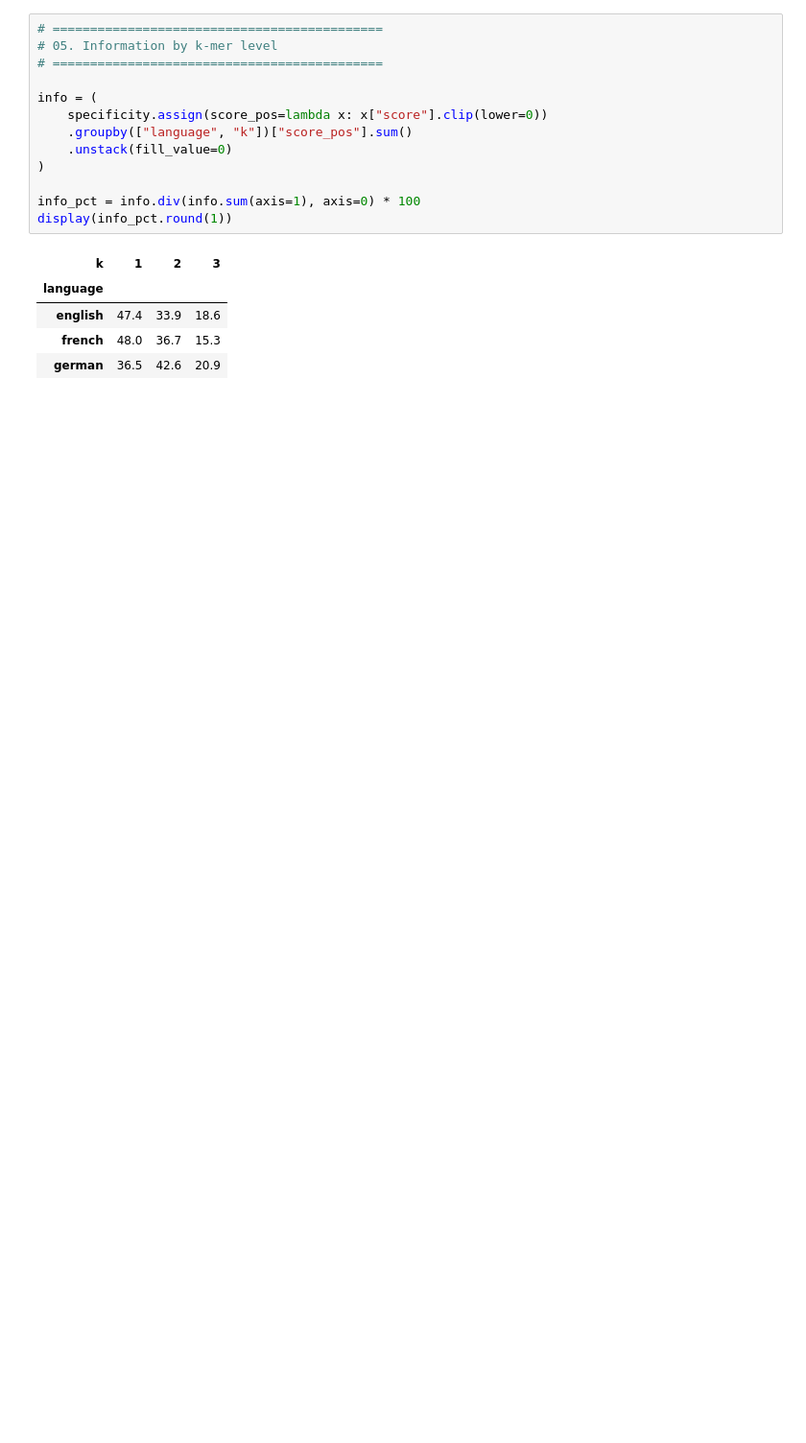
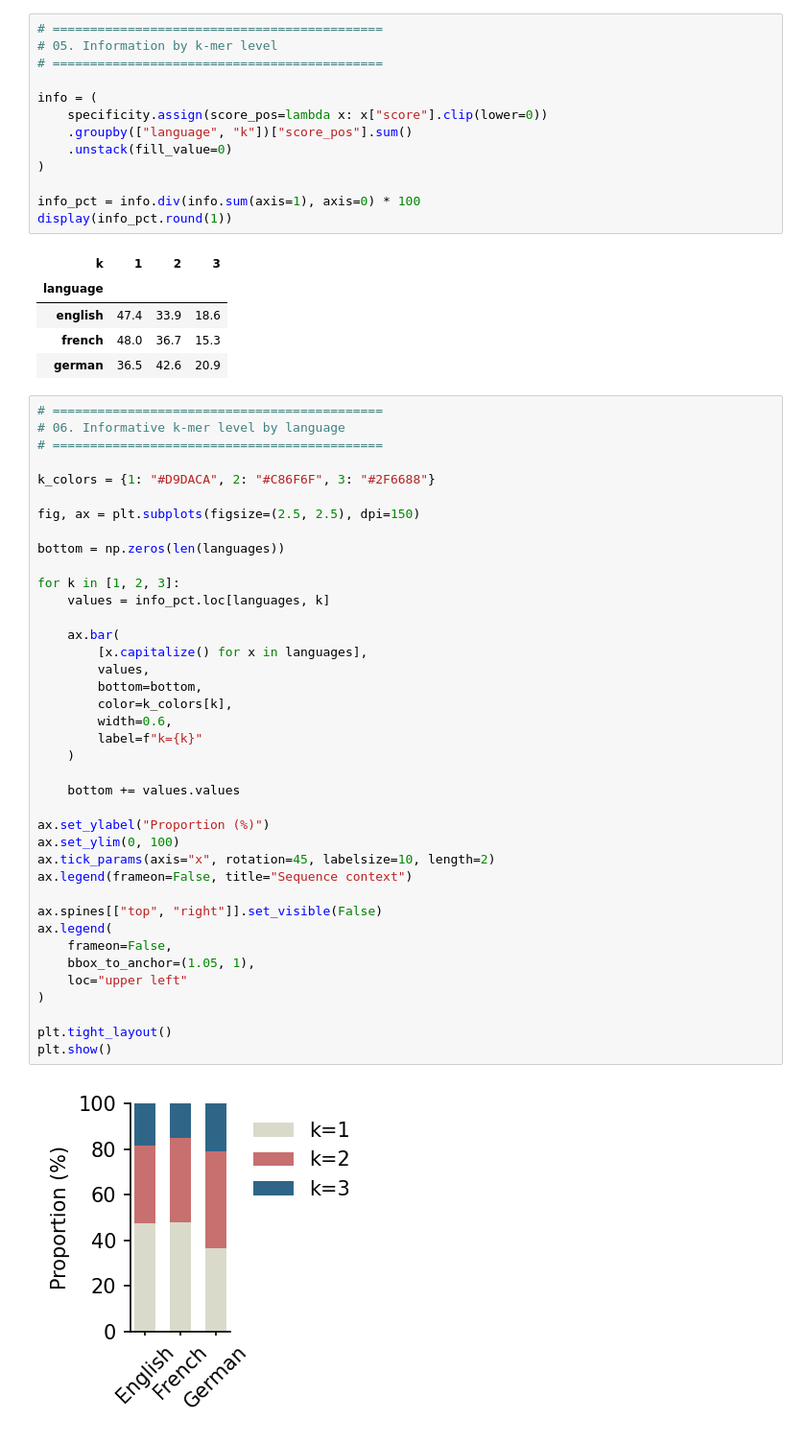
Before and after one commit to ih-11/book2genome, a Jupyter notebook: notebooks/kmers.ipynb, the cells around one changed output. Shown at 96% size. Drawn from its saved outputs; the diff is of its cells as text; blank space fills up the shorter version.

```diff
--- a/notebooks/kmers.ipynb
+++ b/notebooks/kmers.ipynb
@@ -432,3 +432,44 @@ display(info_pct.round(1))
 | english | 47.4 | 33.9 | 18.6 |
 | french | 48.0 | 36.7 | 15.3 |
 | german | 36.5 | 42.6 | 20.9 |
+# %%
+# ============================================
+# 06. Informative k-mer level by language
+# ============================================
+
+k_colors = {1: "#D9DACA", 2: "#C86F6F", 3: "#2F6688"}
+
+fig, ax = plt.subplots(figsize=(2.5, 2.5), dpi=150)
+
+bottom = np.zeros(len(languages))
+
+for k in [1, 2, 3]:
+    values = info_pct.loc[languages, k]
+
+    ax.bar(
+        [x.capitalize() for x in languages],
+        values,
+        bottom=bottom,
+        color=k_colors[k],
+        width=0.6,
+        label=f"k={k}"
+    )
+
+    bottom += values.values
+
+ax.set_ylabel("Proportion (%)")
+ax.set_ylim(0, 100)
+ax.tick_params(axis="x", rotation=45, labelsize=10, length=2)
+ax.legend(frameon=False, title="Sequence context")
+
+ax.spines[["top", "right"]].set_visible(False)
+ax.legend(
+    frameon=False,
+    bbox_to_anchor=(1.05, 1),
+    loc="upper left"
+)
+
+plt.tight_layout()
+plt.show()
+# %% [output]
+[figure, added]
```
Also changed, not shown: parts of 2 cells of this notebook.
